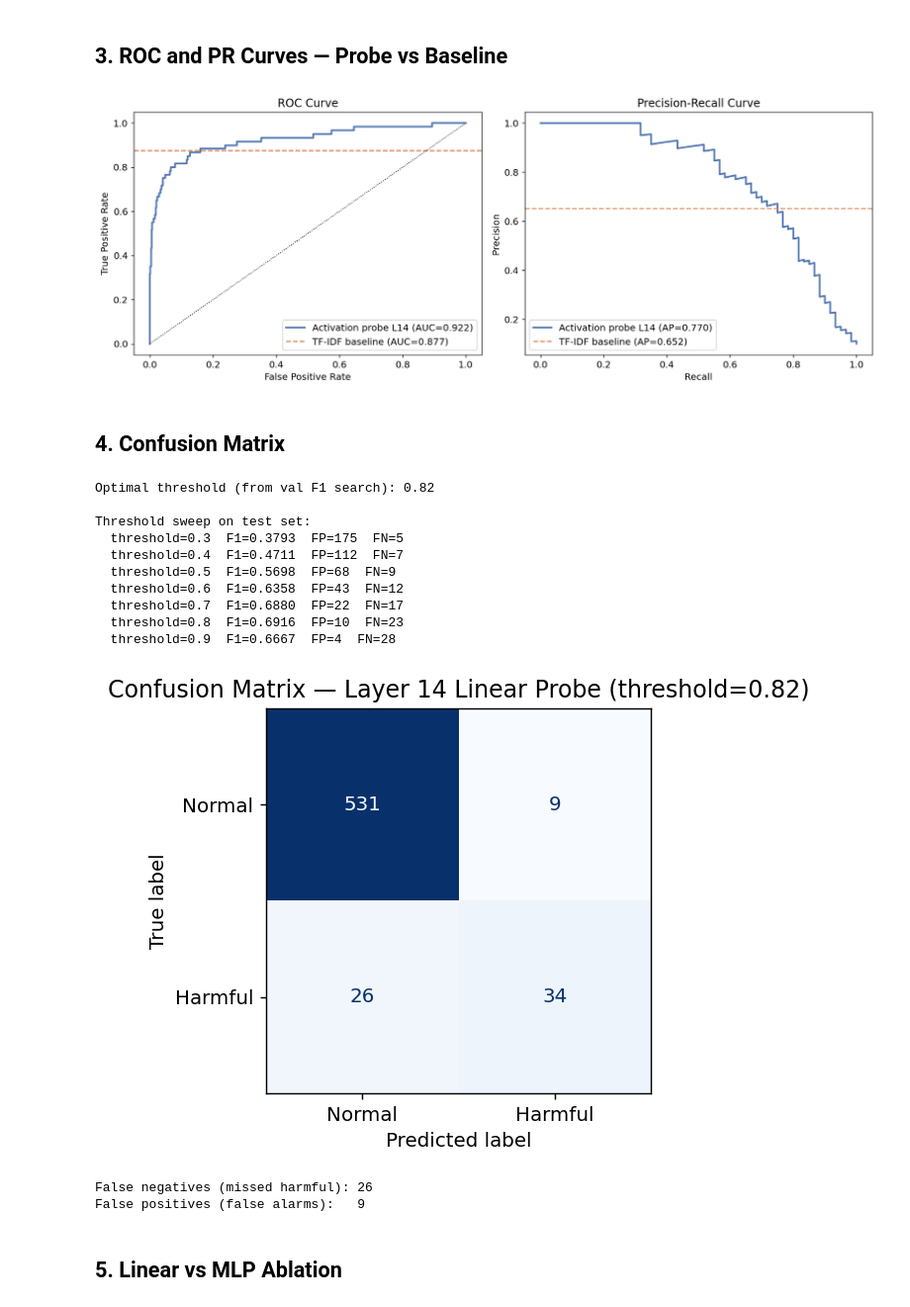
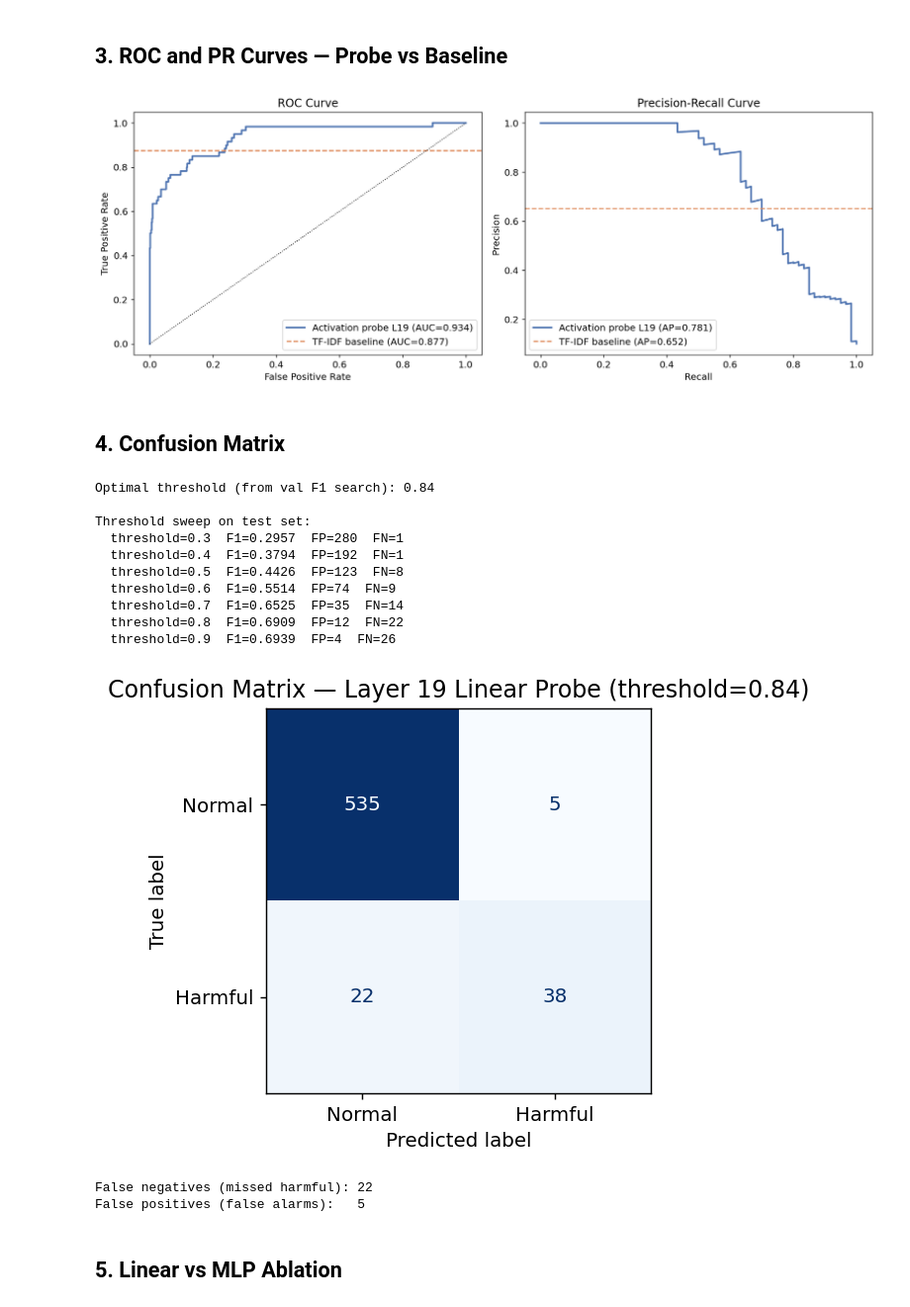
Before and after one commit to brian-w-zhang/DL-Project, a Jupyter notebook: notebooks/02_main_experiment.ipynb, the cells around one changed output. Shown at 99% size. Drawn from its saved outputs; the diff is of its cells as text; code cells hidden in the pictures.

Commit message:
extract all 28 qwen layers + improve experiment

```diff
--- a/notebooks/02_main_experiment.ipynb
+++ b/notebooks/02_main_experiment.ipynb
@@ -112,0 +88,35 @@ Finding: mid-layer (14) peaks — safety signal is strongest in middle of the ne
+# %%
+with open(PATHS['metrics'] / 'full_sweep_linear.json') as f:
+    sweep = json.load(f)
+
+layers   = [r['layer']        for r in sweep]
+roc_aucs = [r['test_roc_auc'] for r in sweep]
+pr_aucs  = [r['test_pr_auc']  for r in sweep]
+f1s      = [r['test_f1']      for r in sweep]
+best_layer = layers[int(np.argmax(roc_aucs))]
+
+fig, axes = plt.subplots(1, 2, figsize=(14, 5))
+
+axes[0].plot(layers, roc_aucs, 'o-', color='#4C72B0', lw=2, label='ROC-AUC')
+axes[0].plot(layers, pr_aucs,  's-', color='#DD8452', lw=2, label='PR-AUC')
+axes[0].axvline(best_layer, color='gray', linestyle='--', lw=1.5,
+                label=f'Best layer ({best_layer})')
+axes[0].set_xlabel('Layer index'); axes[0].set_ylabel('Score')
+axes[0].set_title('Full Layer Sweep: ROC-AUC & PR-AUC vs Transformer Depth')
+axes[0].legend(); axes[0].grid(alpha=0.3)
+
+colors = ['#C44E52' if l == best_layer else '#4C72B0' for l in layers]
+axes[1].bar(layers, f1s, color=colors, width=0.7)
+axes[1].set_xlabel('Layer index'); axes[1].set_ylabel('F1 (harmful class)')
+axes[1].set_title('Full Layer Sweep: F1 at Optimal Threshold')
+axes[1].grid(alpha=0.3, axis='y')
+
+plt.suptitle(
+    f'Safety signal peaks at layer {best_layer} (ROC-AUC={max(roc_aucs):.4f}) -- '
+    f'Non-monotonic: dip at layers 6-8, plateau 14-19',
+    fontsize=11
+)
+plt.tight_layout()
+plt.savefig(PATHS['figures'] / 'full_layer_sweep_linear.png', bbox_inches='tight')
+plt.show()
+print(f'Best layer: {best_layer}, ROC-AUC={max(roc_aucs):.4f}')
@@ -125,43 +138,43 @@ def load_probe_and_scores(layer, probe_type):
     X_norm = (X - mean) / std.clamp(min=1e-8)
     with torch.no_grad():
         scores = torch.sigmoid(probe(X_norm)).numpy()
     return scores, y.numpy()
 
-probe_scores, y_test = load_probe_and_scores(14, 'linear')
+probe_scores, y_test = load_probe_and_scores(19, 'linear')
 baseline = load_metrics('baseline_tfidf')
 
 fig, axes = plt.subplots(1, 2, figsize=(13, 5))
 
 # ROC
 fpr, tpr, _ = roc_curve(y_test, probe_scores)
 auc = roc_auc_score(y_test, probe_scores)
-axes[0].plot(fpr, tpr, lw=2, color='#4C72B0', label=f'Activation probe L14 (AUC={auc:.3f})')
+axes[0].plot(fpr, tpr, lw=2, color='#4C72B0', label=f'Activation probe L19 (AUC={auc:.3f})')
 axes[0].axhline(baseline['test_roc_auc'], color='#DD8452', ls='--', lw=1.5,
                 label=f'TF-IDF baseline (AUC={baseline["test_roc_auc"]:.3f})')
 axes[0].plot([0,1],[0,1],'k:',lw=1)
 axes[0].set_xlabel('False Positive Rate'); axes[0].set_ylabel('True Positive Rate')
 axes[0].set_title('ROC Curve'); axes[0].legend()
 
 # PR
 prec, rec, _ = precision_recall_curve(y_test, probe_scores)
 ap = average_precision_score(y_test, probe_scores)
-axes[1].plot(rec, prec, lw=2, color='#4C72B0', label=f'Activation probe L14 (AP={ap:.3f})')
+axes[1].plot(rec, prec, lw=2, color='#4C72B0', label=f'Activation probe L19 (AP={ap:.3f})')
 axes[1].axhline(baseline['test_pr_auc'], color='#DD8452', ls='--', lw=1.5,
                 label=f'TF-IDF baseline (AP={baseline["test_pr_auc"]:.3f})')
 axes[1].set_xlabel('Recall'); axes[1].set_ylabel('Precision')
 axes[1].set_title('Precision-Recall Curve'); axes[1].legend()
 
 plt.tight_layout()
 plt.savefig(PATHS['figures'] / 'roc_pr_layer14_linear.png', bbox_inches='tight')
 plt.show()
 # %% [output]
-[figure, old version]
+[figure, new version]
 # %% [markdown]
 ## 4. Confusion Matrix
 # %%
 # Load optimal threshold found on val set during training
 ckpt_for_thresh = torch.load(
-    PATHS['checkpoints'] / f'{MODEL_SLUG}_layer14_linear.pt',
+    PATHS['checkpoints'] / f'{MODEL_SLUG}_layer19_linear.pt',
     map_location='cpu', weights_only=False
 )
 best_threshold = ckpt_for_thresh.get('best_threshold', 0.5)
@@ -182,26 +195,26 @@ cm = confusion_matrix(y_test, preds)
 fig, ax = plt.subplots(figsize=(5, 4))
 ConfusionMatrixDisplay(cm, display_labels=['Normal', 'Harmful']).plot(
     ax=ax, colorbar=False, cmap='Blues')
-ax.set_title(f'Confusion Matrix — Layer 14 Linear Probe (threshold={best_threshold:.2f})')
+ax.set_title(f'Confusion Matrix — Layer 19 Linear Probe (threshold={best_threshold:.2f})')
 plt.tight_layout()
 plt.savefig(PATHS['figures'] / 'confusion_layer14_linear.png', bbox_inches='tight')
 plt.show()
 print(f'\nFalse negatives (missed harmful): {cm[1,0]}')
 print(f'False positives (false alarms):   {cm[0,1]}')
 # %% [output]
-Optimal threshold (from val F1 search): 0.82
+Optimal threshold (from val F1 search): 0.84
 
 Threshold sweep on test set:
-  threshold=0.3  F1=0.3793  FP=175  FN=5
-  threshold=0.4  F1=0.4711  FP=112  FN=7
-  threshold=0.5  F1=0.5698  FP=68  FN=9
-  threshold=0.6  F1=0.6358  FP=43  FN=12
-  threshold=0.7  F1=0.6880  FP=22  FN=17
-  threshold=0.8  F1=0.6916  FP=10  FN=23
-  threshold=0.9  F1=0.6667  FP=4  FN=28
+  threshold=0.3  F1=0.2957  FP=280  FN=1
+  threshold=0.4  F1=0.3794  FP=192  FN=1
+  threshold=0.5  F1=0.4426  FP=123  FN=8
+  threshold=0.6  F1=0.5514  FP=74  FN=9
+  threshold=0.7  F1=0.6525  FP=35  FN=14
+  threshold=0.8  F1=0.6909  FP=12  FN=22
+  threshold=0.9  F1=0.6939  FP=4  FN=26
 [figure]
-False negatives (missed harmful): 26
-False positives (false alarms):   9
+False negatives (missed harmful): 22
+False positives (false alarms):   5
 # %% [markdown]
 ## 5. Linear vs MLP Ablation
 # %%
```
Also changed, not shown: parts of 8 cells of this notebook, 42 other files.
